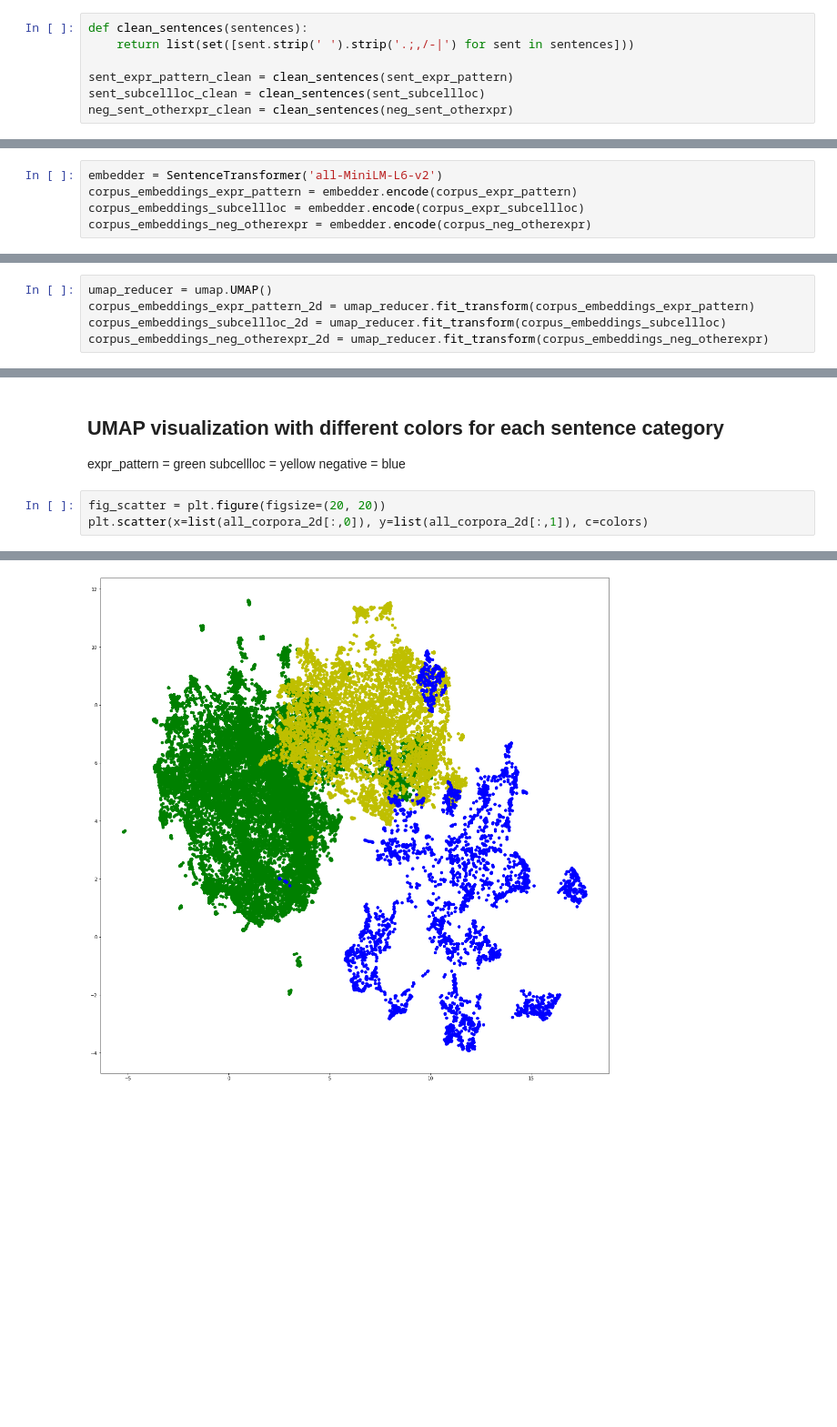
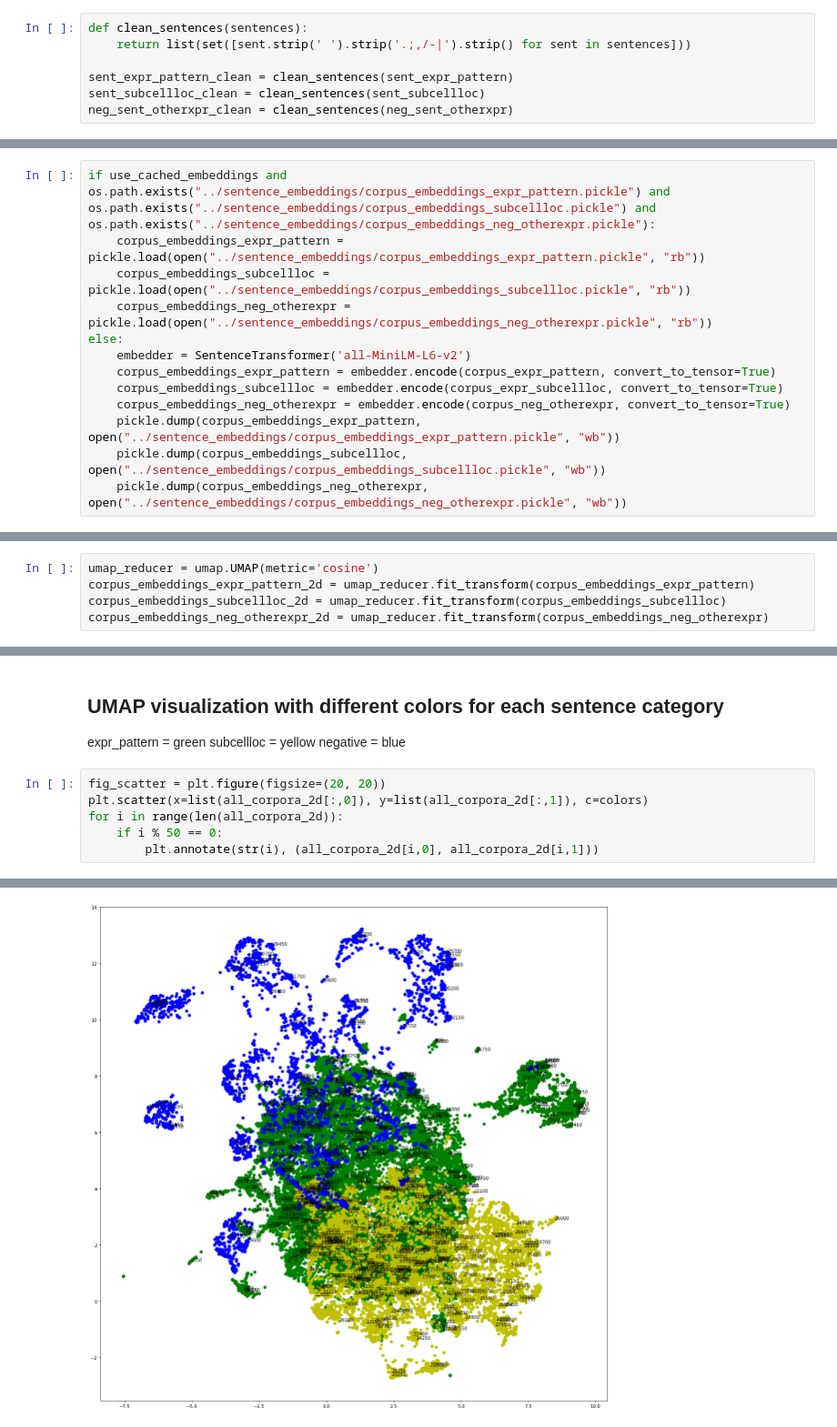
Before and after one commit to WormBase/curation-sentence-classification, a Jupyter notebook: notebooks/sentence_clustering.ipynb, the cells around one changed output, grey strips where cells are left out. Shown: that part at 91% size. Saved outputs shown, nothing was run; the diff lists cells and outputs as text; blank space fills up the shorter version.

```diff
--- a/notebooks/sentence_clustering.ipynb
+++ b/notebooks/sentence_clustering.ipynb
@@ -32,7 +33,7 @@ neg_sent_otherxpr = [sent for sent in open("../extracted_sentences/neg_sentences
 ## Clean sentences
 # %%
 def clean_sentences(sentences):
-    return list(set([sent.strip(' ').strip('.;,/-|') for sent in sentences]))
+    return list(set([sent.strip(' ').strip('.;,/-|').strip() for sent in sentences]))
 
 sent_expr_pattern_clean = clean_sentences(sent_expr_pattern)
 sent_subcellloc_clean = clean_sentences(sent_subcellloc)
@@ -53,5 +68,13 @@ corpus_neg_otherexpr = get_random_sentence_subset(neg_sent_otherxpr_clean, max_c
-# %%
-embedder = SentenceTransformer('all-MiniLM-L6-v2')
-corpus_embeddings_expr_pattern = embedder.encode(corpus_expr_pattern)
-corpus_embeddings_subcellloc = embedder.encode(corpus_expr_subcellloc)
-corpus_embeddings_neg_otherexpr = embedder.encode(corpus_neg_otherexpr)
+# %%
+if use_cached_embeddings and os.path.exists("../sentence_embeddings/corpus_embeddings_expr_pattern.pickle") and os.path.exists("../sentence_embeddings/corpus_embeddings_subcellloc.pickle") and os.path.exists("../sentence_embeddings/corpus_embeddings_neg_otherexpr.pickle"):
+    corpus_embeddings_expr_pattern = pickle.load(open("../sentence_embeddings/corpus_embeddings_expr_pattern.pickle", "rb"))
+    corpus_embeddings_subcellloc = pickle.load(open("../sentence_embeddings/corpus_embeddings_subcellloc.pickle", "rb"))
+    corpus_embeddings_neg_otherexpr = pickle.load(open("../sentence_embeddings/corpus_embeddings_neg_otherexpr.pickle", "rb"))
+else:
+    embedder = SentenceTransformer('all-MiniLM-L6-v2')
+    corpus_embeddings_expr_pattern = embedder.encode(corpus_expr_pattern, convert_to_tensor=True)
+    corpus_embeddings_subcellloc = embedder.encode(corpus_expr_subcellloc, convert_to_tensor=True)
+    corpus_embeddings_neg_otherexpr = embedder.encode(corpus_neg_otherexpr, convert_to_tensor=True)
+    pickle.dump(corpus_embeddings_expr_pattern, open("../sentence_embeddings/corpus_embeddings_expr_pattern.pickle", "wb"))
+    pickle.dump(corpus_embeddings_subcellloc, open("../sentence_embeddings/corpus_embeddings_subcellloc.pickle", "wb"))
+    pickle.dump(corpus_embeddings_neg_otherexpr, open("../sentence_embeddings/corpus_embeddings_neg_otherexpr.pickle", "wb"))
@@ -58,5 +83,5 @@ corpus_embeddings_neg_otherexpr = embedder.encode(corpus_neg_otherexpr)
 # %%
-umap_reducer = umap.UMAP()
+umap_reducer = umap.UMAP(metric='cosine')
 corpus_embeddings_expr_pattern_2d = umap_reducer.fit_transform(corpus_embeddings_expr_pattern)
 corpus_embeddings_subcellloc_2d = umap_reducer.fit_transform(corpus_embeddings_subcellloc)
 corpus_embeddings_neg_otherexpr_2d = umap_reducer.fit_transform(corpus_embeddings_neg_otherexpr)
@@ -77,4 +97,7 @@ negative = blue
 # %%
 fig_scatter = plt.figure(figsize=(20, 20))
 plt.scatter(x=list(all_corpora_2d[:,0]), y=list(all_corpora_2d[:,1]), c=colors)
+for i in range(len(all_corpora_2d)):
+    if i % 50 == 0:
+        plt.annotate(str(i), (all_corpora_2d[i,0], all_corpora_2d[i,1]))
 # %% [output]
@@ -82 +104 @@ plt.scatter(x=list(all_corpora_2d[:,0]), y=list(all_corpora_2d[:,1]), c=colors)
-[figure, old version]
+[figure, new version]
```
Also changed, not shown: parts of 16 cells of this notebook.
